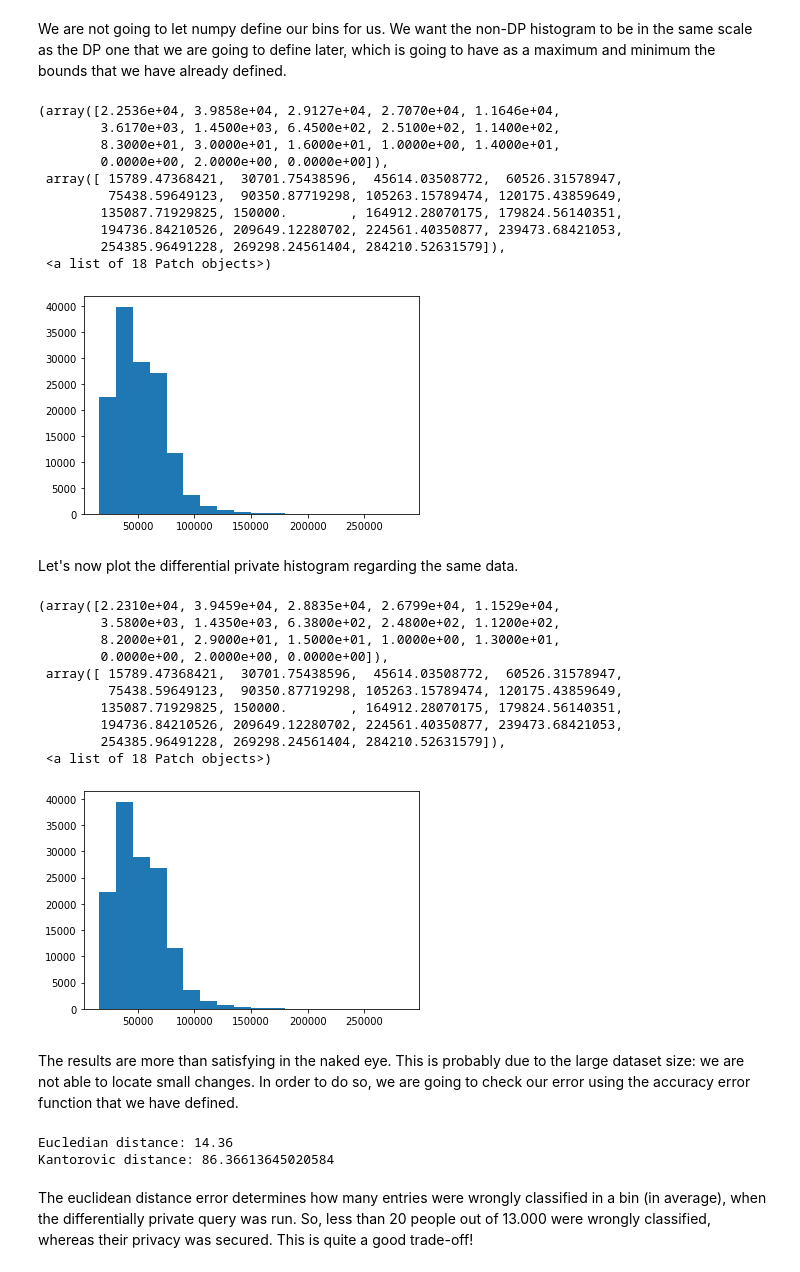
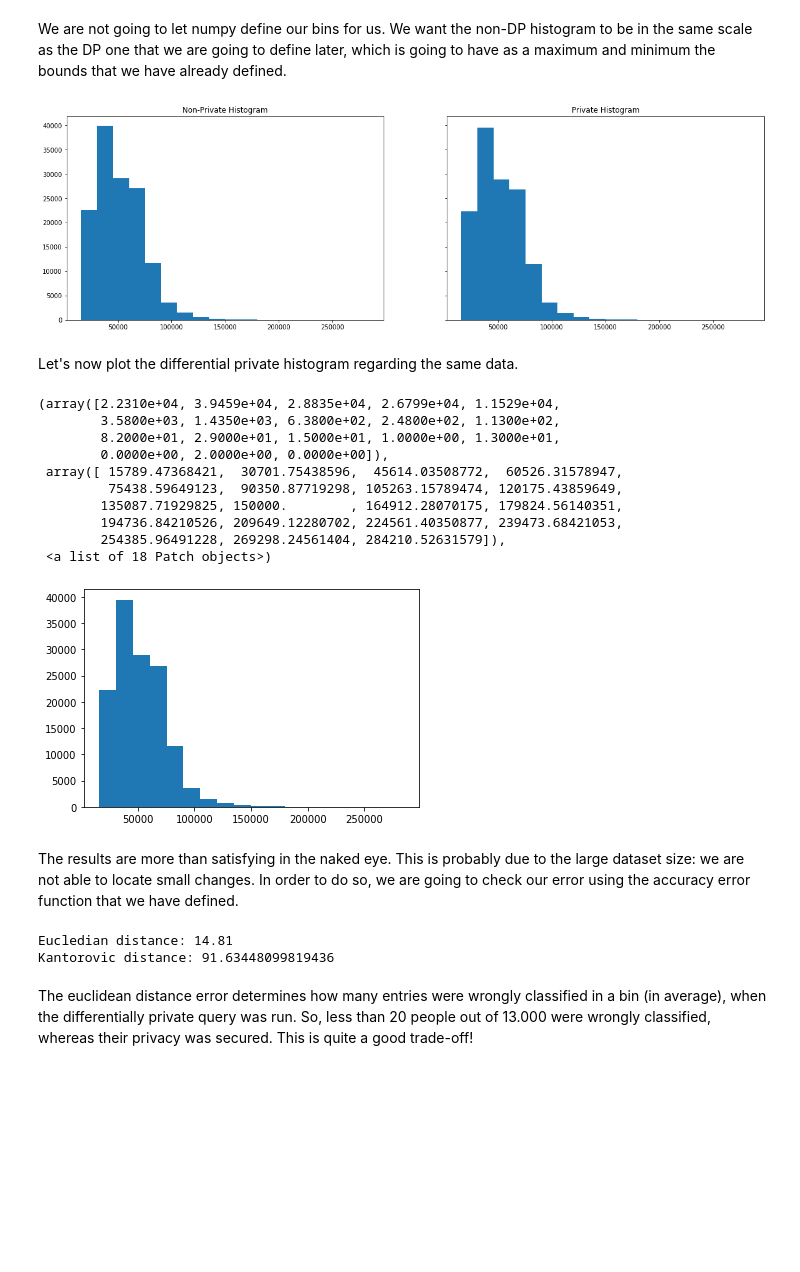
Before and after one commit to nikosgalanis/local-dp-protocols, a Jupyter notebook: ibm_lib_work/histograms.ipynb, the cells around one changed output. Saved outputs shown, nothing was run; the diff lists cells and outputs as text; code cells hidden in the pictures; blank space fills up the shorter version.

```diff
--- a/ibm_lib_work/histograms.ipynb
+++ b/ibm_lib_work/histograms.ipynb
@@ -58,9 +58,6 @@ df.head()
 | 2 | 301 | Shavonna | Anderson | EMERGENCY DISPATCHER | 44331.0 | 44093.40 |
 | 3 | 51 | Margaret | Adams | PROGRAM ASSISTANT I | 33841.0 | 30336.61 |
 | 4 | 1 | Patricia | Aaron | Facilities/Office Services II | 50845.0 | 45505.94 |
-# %%
-for i in range(len(df)):
-    if
 # %% [markdown]
 ## Privacy Setup
 # %% [markdown]
@@ -150,24 +147,28 @@ We are going to study our dataset data, by creating a histogram based on the ann
 # %% [markdown]
 We are not going to let numpy define our bins for us. We want the non-DP histogram to be in the same scale as the DP one that we are going to define later, which is going to have as a maximum and minimum the bounds that we have already defined.
 # %%
+# plot initialization
+fig, axs = plt.subplots(1, 2, sharey = True, figsize = (20,6))
+fig.subplots_adjust(hspace = 0.2)
+
 # create custom bins
 bins = np.linspace(0, 300000, 20)[1:]
 
 non_dp_hist, dummy = np.histogram(df['AnnualSalary'].tolist(), bins = bins)
 
-plt.hist(bins[:-1], len(non_dp_hist), weights = non_dp_hist)
+axs[0].hist(bins[:-1], len(non_dp_hist), weights = non_dp_hist)
+
+hist, dummy = accurate_histogram(df['AnnualSalary'].tolist(), bins, 1, annual_earnings_range)
+
+axs[1].hist(bins[:-1], len(hist), weights = hist)
+
+axs[0].set_title('Non-Private Histogram')
+
+axs[1].set_title('Private Histogram')
+
+plt.savefig('simple_hists')
 # %% [output]
-(array([2.2536e+04, 3.9858e+04, 2.9127e+04, 2.7070e+04, 1.1646e+04,
-        3.6170e+03, 1.4500e+03, 6.4500e+02, 2.5100e+02, 1.1400e+02,
-        8.3000e+01, 3.0000e+01, 1.6000e+01, 1.0000e+00, 1.4000e+01,
-        0.0000e+00, 2.0000e+00, 0.0000e+00]),
- array([ 15789.47368421,  30701.75438596,  45614.03508772,  60526.31578947,
-         75438.59649123,  90350.87719298, 105263.15789474, 120175.43859649,
-        135087.71929825, 150000.        , 164912.28070175, 179824.56140351,
-        194736.84210526, 209649.12280702, 224561.40350877, 239473.68421053,
-        254385.96491228, 269298.24561404, 284210.52631579]),
- <a list of 18 Patch objects>)
-[figure, old version]
+[figure, new version]
 # %% [markdown]
 Let's now plot the differential private histogram regarding the same data.
 # %%
@@ -176,7 +177,7 @@ hist, dummy = accurate_histogram(df['AnnualSalary'].tolist(), bins, 1, annual_ea
 plt.hist(bins[:-1], len(hist), weights = hist)
 # %% [output]
 (array([2.2310e+04, 3.9459e+04, 2.8835e+04, 2.6799e+04, 1.1529e+04,
-        3.5800e+03, 1.4350e+03, 6.3800e+02, 2.4800e+02, 1.1200e+02,
+        3.5800e+03, 1.4350e+03, 6.3800e+02, 2.4800e+02, 1.1300e+02,
         8.2000e+01, 2.9000e+01, 1.5000e+01, 1.0000e+00, 1.3000e+01,
         0.0000e+00, 2.0000e+00, 0.0000e+00]),
  array([ 15789.47368421,  30701.75438596,  45614.03508772,  60526.31578947,
@@ -196,8 +197,8 @@ kant_err = kant_error(non_dp_hist, df['AnnualSalary'].tolist(), bins, 1, annual_
 
 print("Eucledian distance: " + str(acc_err) + "\nKantorovic distance: " + str(kant_err))
 # %% [output]
-Eucledian distance: 14.36
-Kantorovic distance: 86.36613645020584
+Eucledian distance: 14.81
+Kantorovic distance: 91.63448099819436
 # %% [markdown]
 The euclidean distance error determines how many entries were wrongly classified in a bin (in average), when the differentially private query was run. So, less than 20 people out of 13.000 were wrongly classified, whereas their privacy was secured. This is quite a good trade-off!
 # %% [markdown]
```
Also changed, not shown: parts of 1 cell of this notebook, 25 other files.
